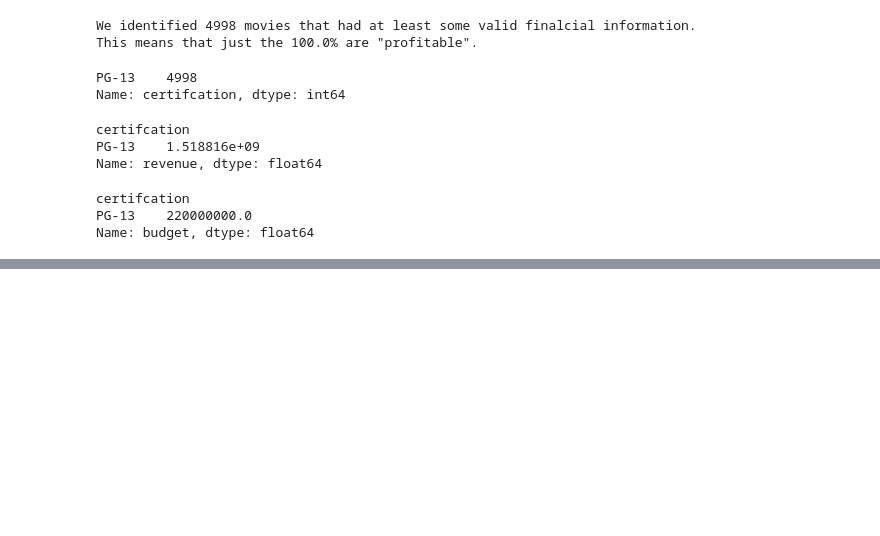
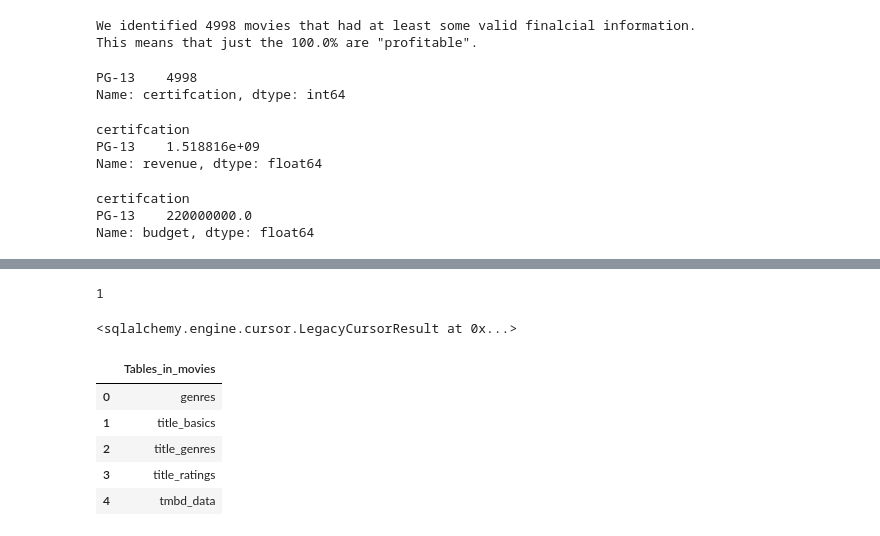
Before and after one commit to LarsonBodden/IMDB-s-Movie-Project, a Jupyter notebook: Project 3.ipynb, the cells around one changed output, grey strips where cells are left out. Saved outputs shown, nothing was run; the diff lists cells and outputs as text; code cells hidden in the pictures; blank space fills up the shorter version.

```diff
--- a/Project 3.ipynb
+++ b/Project 3.ipynb
@@ -892,0 +1028,24 @@ dtype: int64
+# %%
+# Convert to a sql table.
+tmbd_data.to_sql('tmbd_data', engine, dtype = tmdb_schema,
+                    if_exists = 'replace', index = False)
+# %% [output]
+1
+# %%
+# Assign primary key.
+engine.execute('ALTER TABLE tmbd_data ADD PRIMARY KEY (`imdb_id`);')
+# %% [output]
+<sqlalchemy.engine.cursor.LegacyCursorResult at 0x...>
+# %%
+# Check the communication.
+q = '''
+SHOW TABLES;
+'''
+pd.read_sql(q, engine)
+# %% [output]
+|  | Tables_in_movies |
+| 0 | genres |
+| 1 | title_basics |
+| 2 | title_genres |
+| 3 | title_ratings |
+| 4 | tmbd_data |
```
Also changed, not shown: parts of 73 cells of this notebook, 5 other files.
